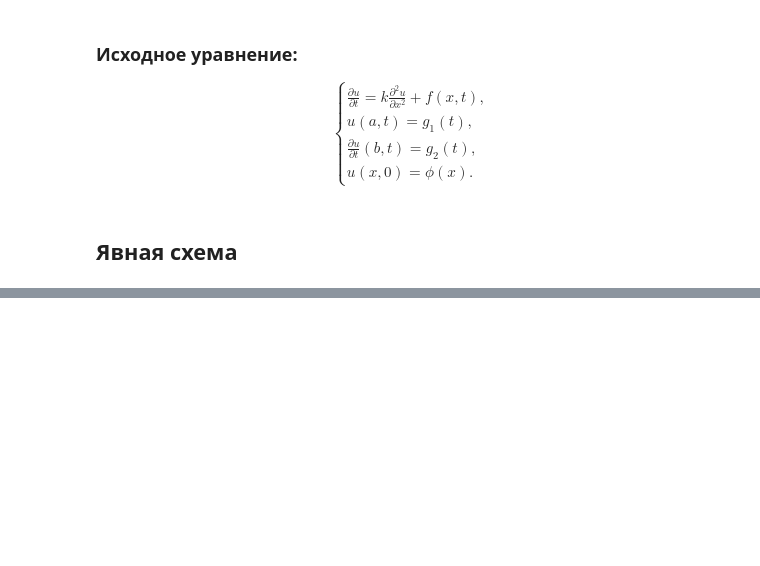
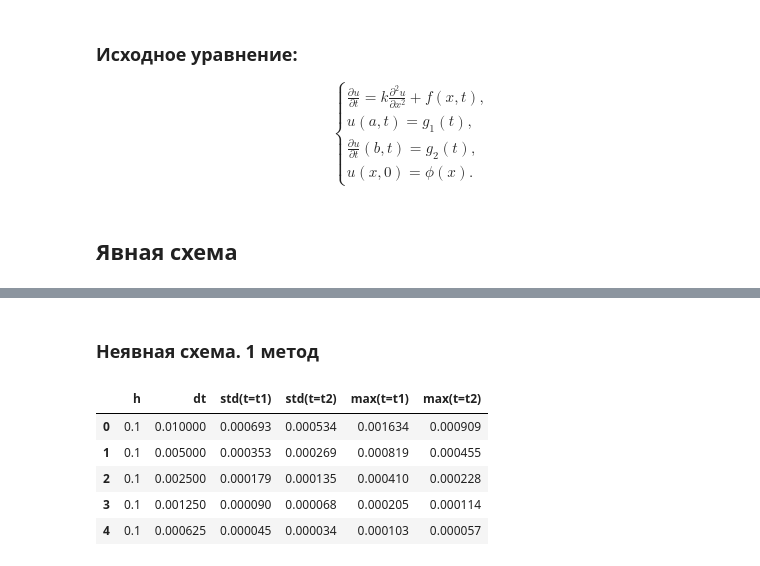
Before and after one commit to edadasko/numerical_analysis, a Jupyter notebook: lab_4.ipynb, the cells around one changed output, grey strips where cells are left out. Saved outputs shown, nothing was run; the diff lists cells and outputs as text; code cells hidden in the pictures; blank space fills up the shorter version.

```diff
--- a/lab_4.ipynb
+++ b/lab_4.ipynb
@@ -136,0 +287,11 @@ show_plots(x_row, A)
+# %% [markdown]
+### Неявная схема. 1 метод
+# %%
+fixed_h_statistics(t1, t2, 5, h, dt, implicit_1)
+# %% [output]
+|  | h | dt | std(t=t1) | std(t=t2) | max(t=t1) | max(t=t2) |
+| 0 | 0.1 | 0.010000 | 0.000693 | 0.000534 | 0.001634 | 0.000909 |
+| 1 | 0.1 | 0.005000 | 0.000353 | 0.000269 | 0.000819 | 0.000455 |
+| 2 | 0.1 | 0.002500 | 0.000179 | 0.000135 | 0.000410 | 0.000228 |
+| 3 | 0.1 | 0.001250 | 0.000090 | 0.000068 | 0.000205 | 0.000114 |
+| 4 | 0.1 | 0.000625 | 0.000045 | 0.000034 | 0.000103 | 0.000057 |
```
Also changed, not shown: parts of 36 cells of this notebook.
